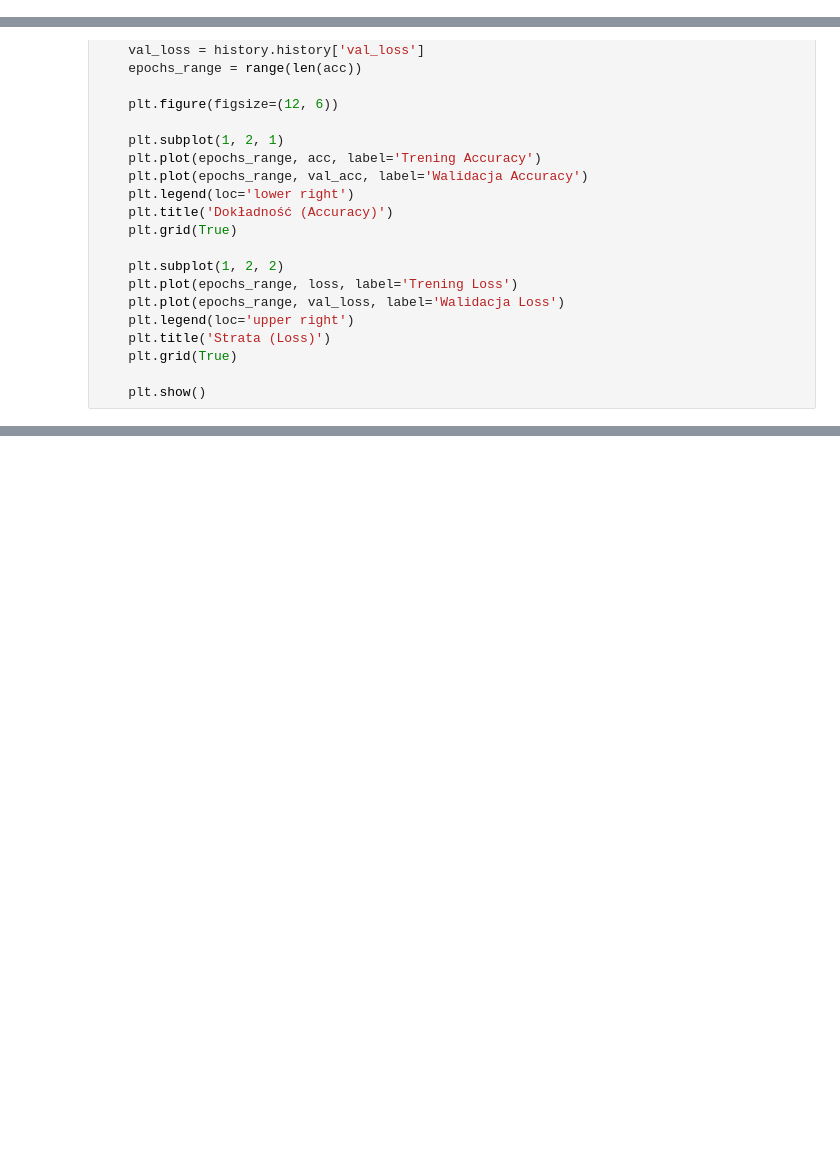
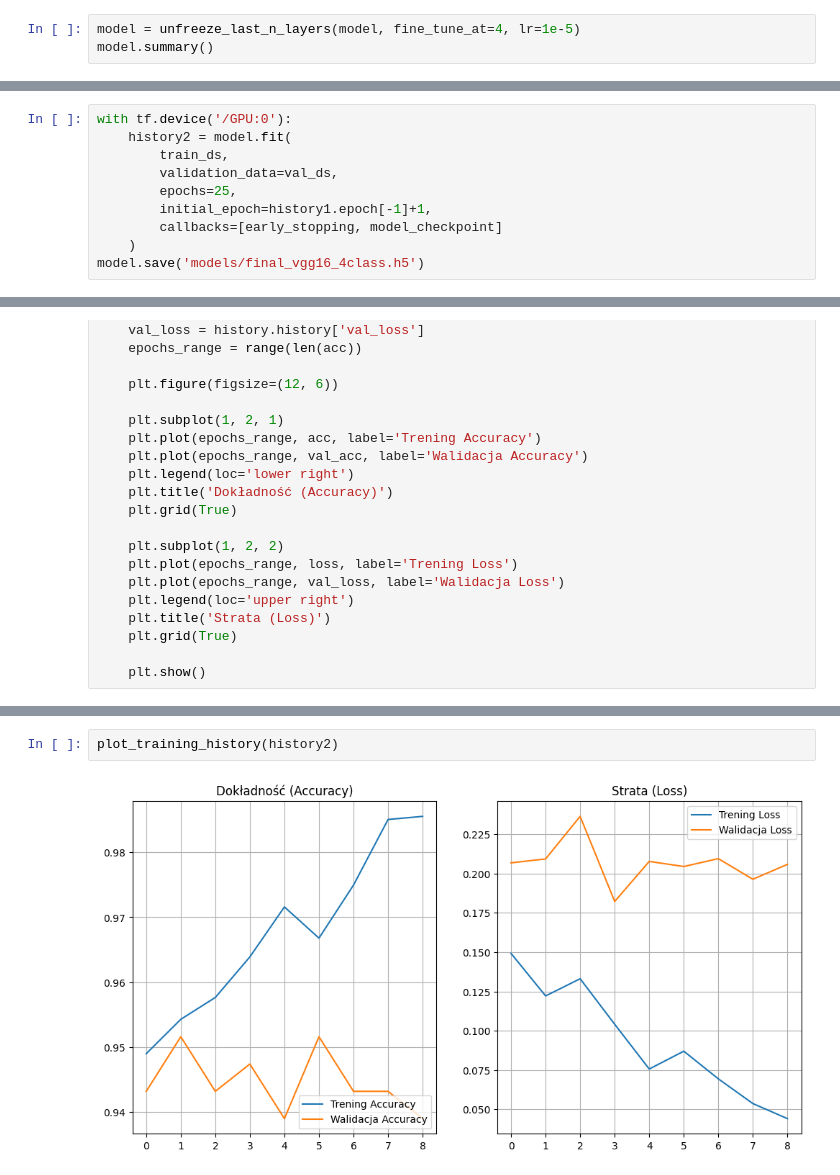
Before and after one commit to lsocpb/food-recognition, a Jupyter notebook: notebooks/Training_VGG16.ipynb, the cells around one changed output, grey strips where cells are left out. Cells and saved outputs as stored; diff of their text form; blank space fills up the shorter version.

```diff
--- a/notebooks/Training_VGG16.ipynb
+++ b/notebooks/Training_VGG16.ipynb
@@ -77,0 +81,3 @@ Epoch 17/50
+# %%
+model = unfreeze_last_n_layers(model, fine_tune_at=4, lr=1e-5)
+model.summary()
@@ -77,0 +105,10 @@ Epoch 17/50
+# %%
+with tf.device('/GPU:0'):
+    history2 = model.fit(
+        train_ds,
+        validation_data=val_ds,
+        epochs=25,
+        initial_epoch=history1.epoch[-1]+1,
+        callbacks=[early_stopping, model_checkpoint]
+    )
+model.save('models/final_vgg16_4class.h5')
@@ -108,0 +167,4 @@ plot_training_history(history)
+# %%
+plot_training_history(history2)
+# %% [output]
+[figure, added]
```
Also changed, not shown: parts of 8 cells of this notebook, 4 other files.
